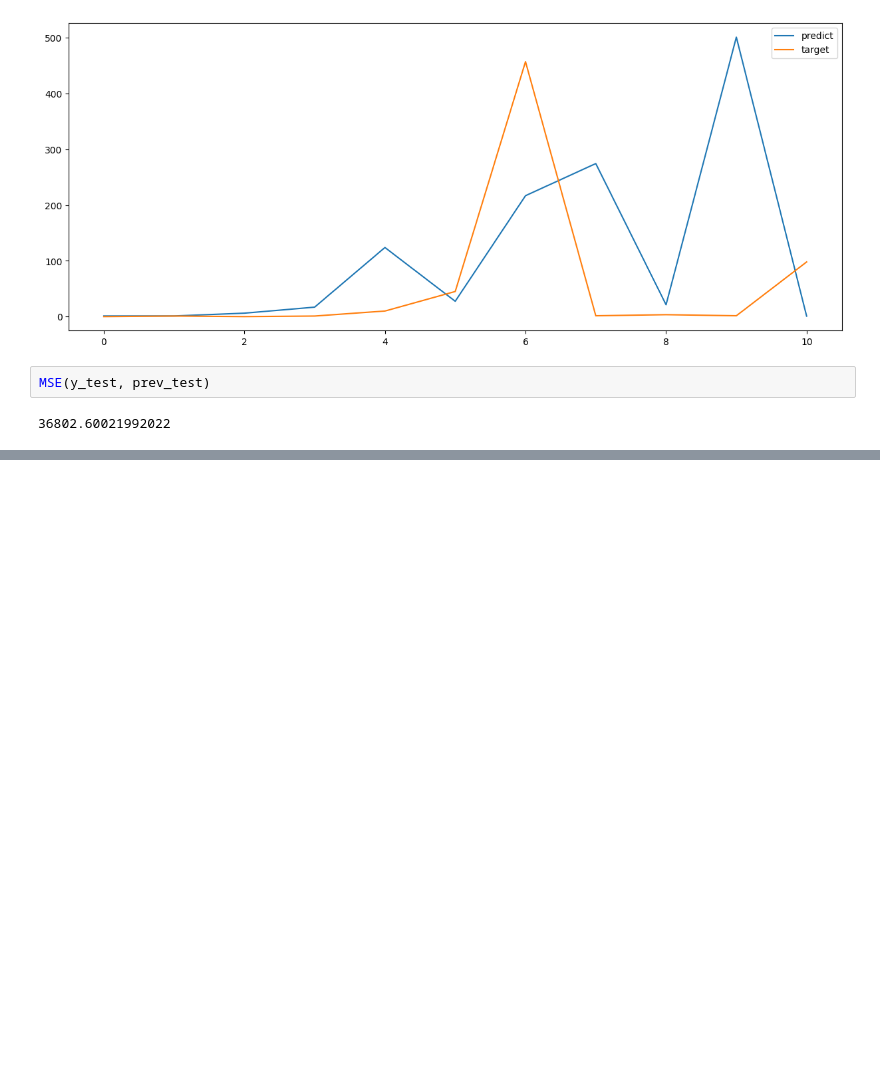
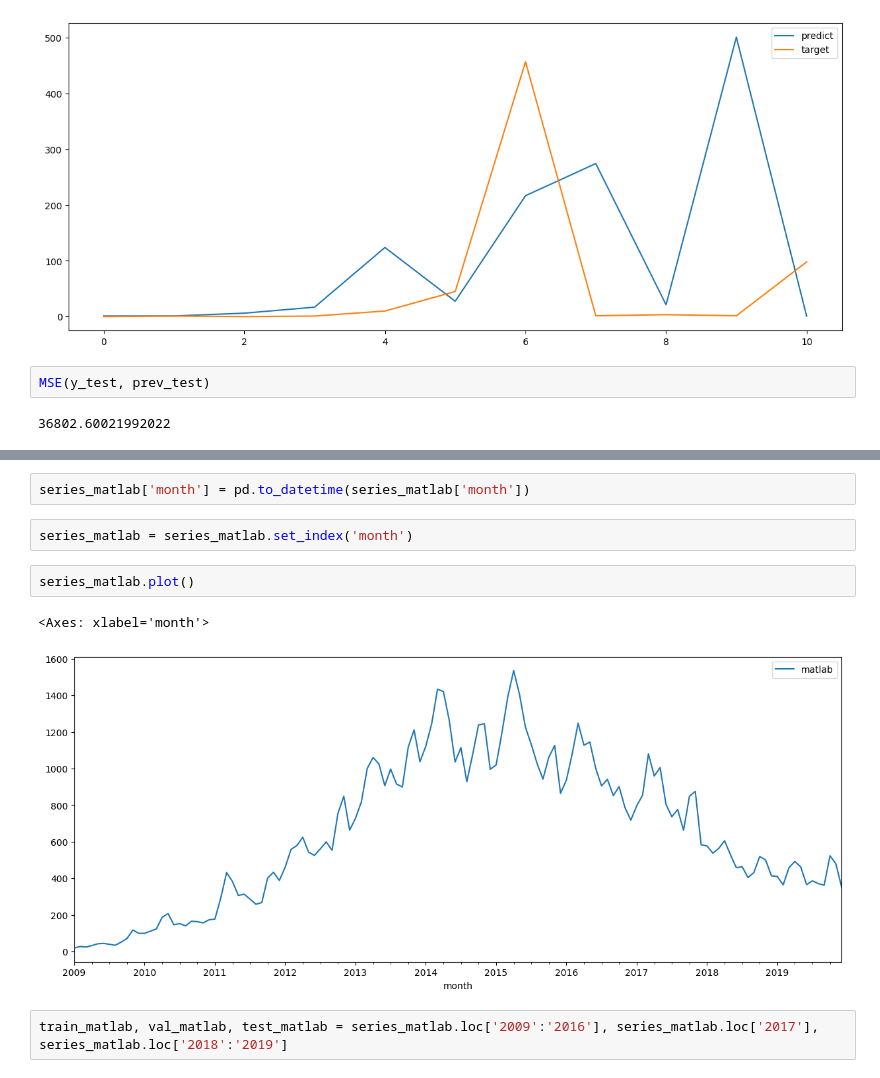
Before and after one commit to MateusVasc/atividades-pet-ciencia-de-dados, a Jupyter notebook: atividades/segunda_fase/atividade_3.ipynb, the cells around one changed output, grey strips where cells are left out. Drawn from its saved outputs; the diff is of its cells as text; blank space fills up the shorter version.

```diff
--- a/atividades/segunda_fase/atividade_3.ipynb
+++ b/atividades/segunda_fase/atividade_3.ipynb
@@ -463,0 +584,11 @@ MSE(y_test, prev_test)
+# %%
+series_matlab['month'] = pd.to_datetime(series_matlab['month'])
+# %%
+series_matlab = series_matlab.set_index('month')
+# %%
+series_matlab.plot()
+# %% [output]
+<Axes: xlabel='month'>
+[figure, added]
+# %%
+train_matlab, val_matlab, test_matlab = series_matlab.loc['2009':'2016'], series_matlab.loc['2017'], series_matlab.loc['2018':'2019']
```
Also changed, not shown: parts of 59 cells of this notebook.
